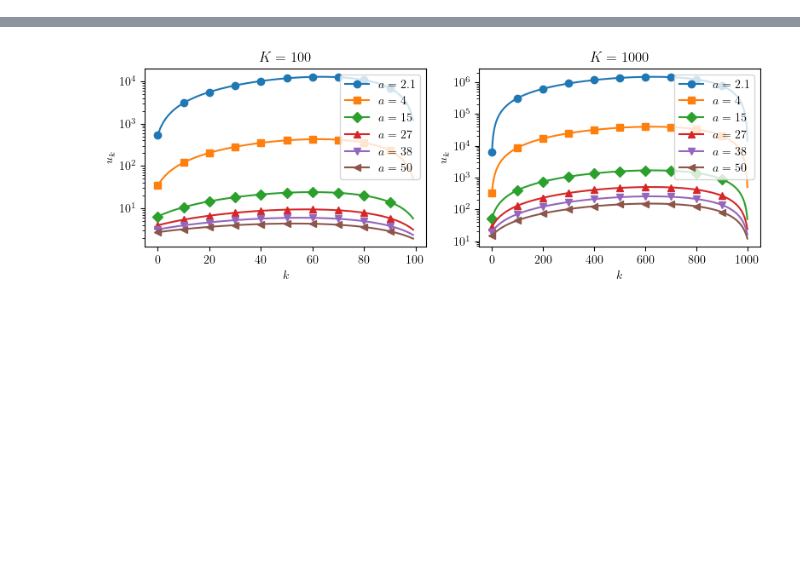
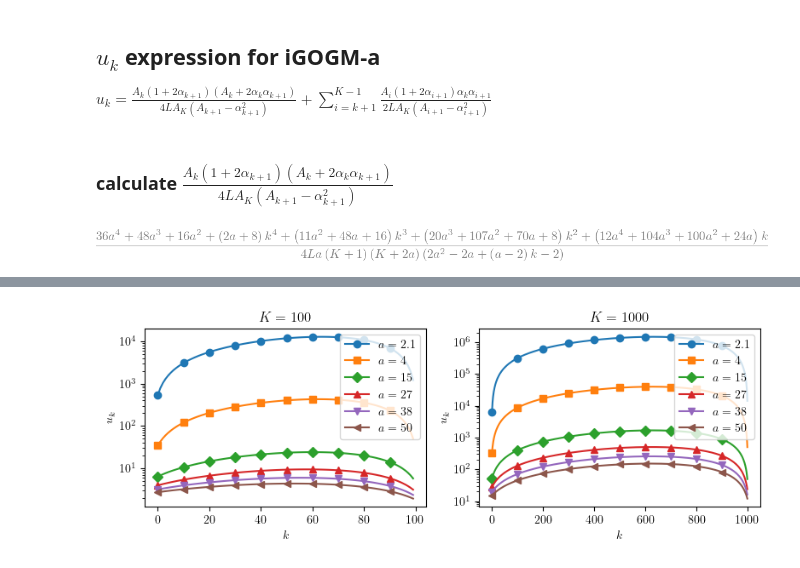
Before and after one commit to Yin-LIU/Inexact-Acceleration-PEP, a Jupyter notebook: Numerical/rate_error_trade_off.ipynb, the cells around one changed output, grey strips where cells are left out. Drawn from its saved outputs; the diff is of its cells as text; code cells hidden in the pictures; blank space fills up the shorter version.

Commit message:
add verification of theoretical proof, update on numerical exps

```diff
--- a/Numerical/u_expression_evaluation.ipynb
+++ b/Numerical/rate_error_trade_off.ipynb
@@ -0,0 +1,32 @@
+# %% [markdown]
+## $u_k$ expression for iGOGM-a
+
+$u_k = \frac{A_k(1+2\alpha_{k+1})(A_k+2\alpha_k\alpha_{k+1})}{4LA_K(A_{k+1}-\alpha_{k+1}^2)}+ \sum_{i=k+1}^{K-1} \frac{A_i(1+2\alpha_{i+1})\alpha_k\alpha_{i+1}}{2L A_K(A_{i+1}- \alpha_{i+1}^2)}$
+# %%
+from sympy import *
+init_printing()  # for nice printing
+
+K = symbols('K', positive=True,integer=True)
+i,j,k=symbols('i j k',cls=Idx)  # index number
+
+a = symbols('a',positive=True)
+L = symbols('L',positive=True) # Lipschitz number
+def A(k):
+    if k == -1:
+        return 0
+    else :
+        return(k+2*a)*(k+1)/(2*a)
+
+def func_u(k):
+    uk = A(k)*(1+2*(A(k+1)-A(k)))*(A(k)+2*(A(k)-A(k-1))*(A(k+1)-A(k)))/(4 * L *A(K) * (A(k+1)-(A(k+1)-A(k))**2)) + Sum(A(k)*(1+2*(A(k+1)-A(k)))*(A(k)-A(k-1))*(A(k+1)-A(k))/ (2 * L * A(K) *(A(k+1)-(A(k+1)-A(k))**2)), (k, k+1, K-1))
+
+    return uk
+# %% [markdown]
+### calculate $\frac{A_k(1+2\alpha_{k+1})(A_k+2\alpha_k\alpha_{k+1})}{4LA_K(A_{k+1}-\alpha_{k+1}^2)}$
+# %%
+u_const=A(k)*(1+2*(A(k+1)-A(k)))*(A(k)+2*(A(k)-A(k-1))*(A(k+1)-A(k)))/(4 * L *A(K) * (A(k+1)-(A(k+1)-A(k))**2))
+u_const=u_const.cancel().factor()
+u_const=u_const.expand(numer=True).collect(k)
+u_const
+# %% [output]
+[figure, added]
```
Also changed, not shown: parts of 9 cells of this notebook, 6 other files.
